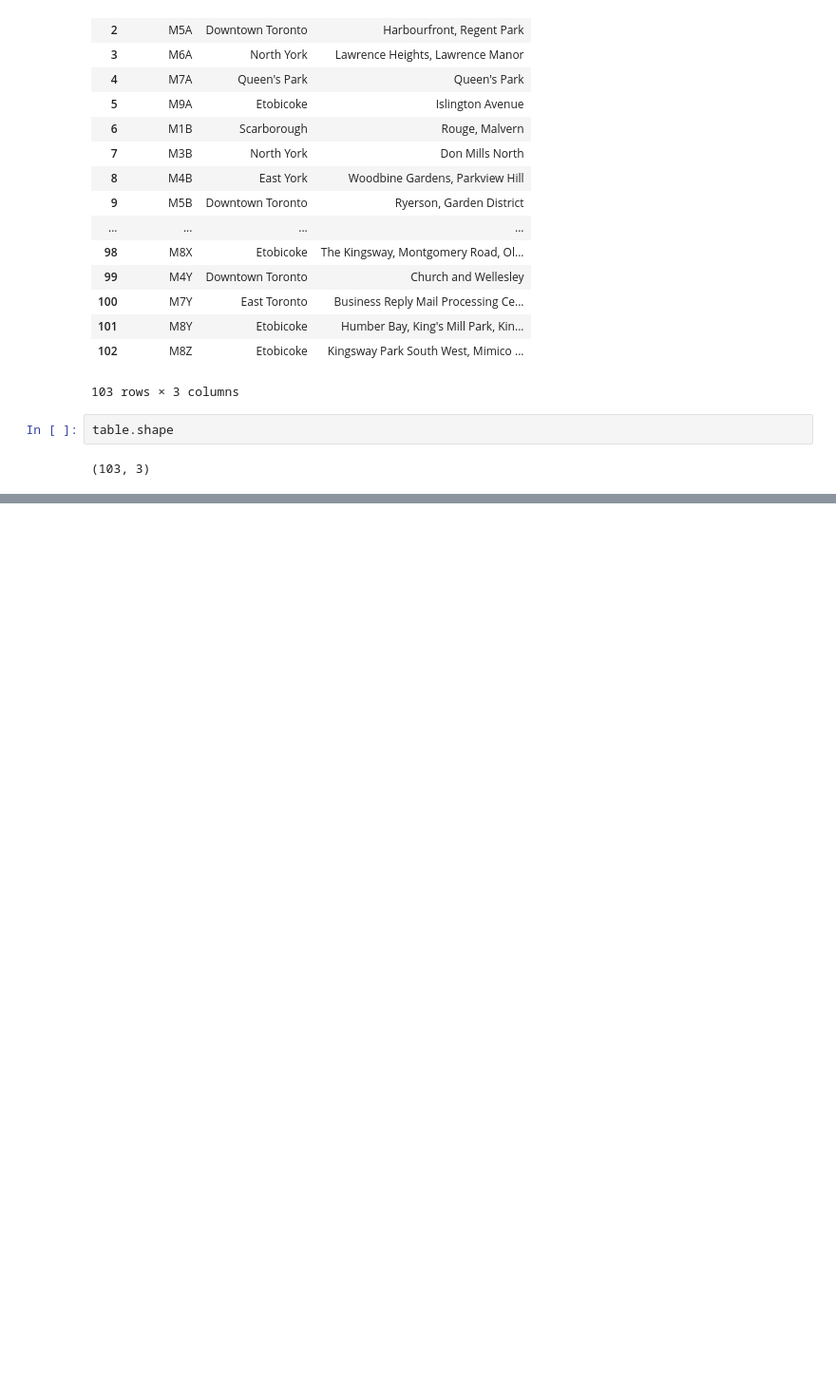
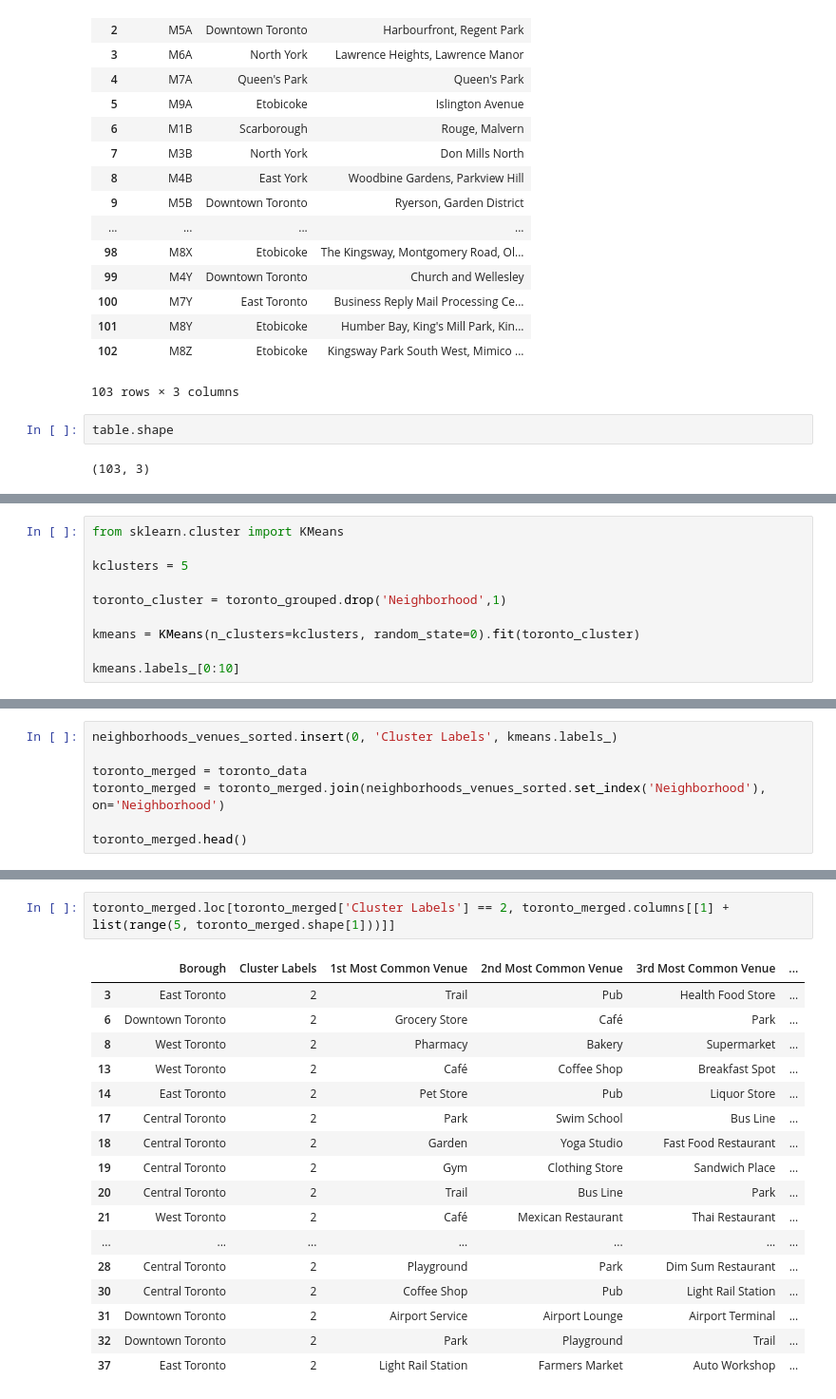
Before and after one commit to andikamulya19/capstone_project, a Jupyter notebook: capstone_project_toronto.ipynb, the cells around one changed output, grey strips where cells are left out. Shown: that part at 95% size. Cells and saved outputs as stored; diff of their text form; blank space fills up the shorter version.

```diff
--- a/capstone_project_toronto.ipynb
+++ b/capstone_project_toronto.ipynb
@@ -53,0 +349,10 @@ table.shape
+# %%
+from sklearn.cluster import KMeans
+
+kclusters = 5
+
+toronto_cluster = toronto_grouped.drop('Neighborhood',1)
+
+kmeans = KMeans(n_clusters=kclusters, random_state=0).fit(toronto_cluster)
+
+kmeans.labels_[0:10]
@@ -53,0 +361,7 @@ table.shape
+# %%
+neighborhoods_venues_sorted.insert(0, 'Cluster Labels', kmeans.labels_)
+
+toronto_merged = toronto_data
+toronto_merged = toronto_merged.join(neighborhoods_venues_sorted.set_index('Neighborhood'), on='Neighborhood')
+
+toronto_merged.head()
@@ -53,0 +424,20 @@ table.shape
+# %%
+toronto_merged.loc[toronto_merged['Cluster Labels'] == 2, toronto_merged.columns[[1] + list(range(5, toronto_merged.shape[1]))]]
+# %% [output]
+|  | Borough | Cluster Labels | 1st Most Common Venue | 2nd Most Common Venue | 3rd Most Common Venue | ... |
+| 3 | East Toronto | 2 | Trail | Pub | Health Food Store | ... |
+| 6 | Downtown Toronto | 2 | Grocery Store | Café | Park | ... |
+| 8 | West Toronto | 2 | Pharmacy | Bakery | Supermarket | ... |
+| 13 | West Toronto | 2 | Café | Coffee Shop | Breakfast Spot | ... |
+| 14 | East Toronto | 2 | Pet Store | Pub | Liquor Store | ... |
+| 17 | Central Toronto | 2 | Park | Swim School | Bus Line | ... |
+| 18 | Central Toronto | 2 | Garden | Yoga Studio | Fast Food Restaurant | ... |
+| 19 | Central Toronto | 2 | Gym | Clothing Store | Sandwich Place | ... |
+| 20 | Central Toronto | 2 | Trail | Bus Line | Park | ... |
+| 21 | West Toronto | 2 | Café | Mexican Restaurant | Thai Restaurant | ... |
+| ... | ... | ... | ... | ... | ... | ... |
+| 28 | Central Toronto | 2 | Playground | Park | Dim Sum Restaurant | ... |
+| 30 | Central Toronto | 2 | Coffee Shop | Pub | Light Rail Station | ... |
+| 31 | Downtown Toronto | 2 | Airport Service | Airport Lounge | Airport Terminal | ... |
+| 32 | Downtown Toronto | 2 | Park | Playground | Trail | ... |
+| 37 | East Toronto | 2 | Light Rail Station | Farmers Market | Auto Workshop | ... |
```
Also changed, not shown: parts of 37 cells of this notebook.
